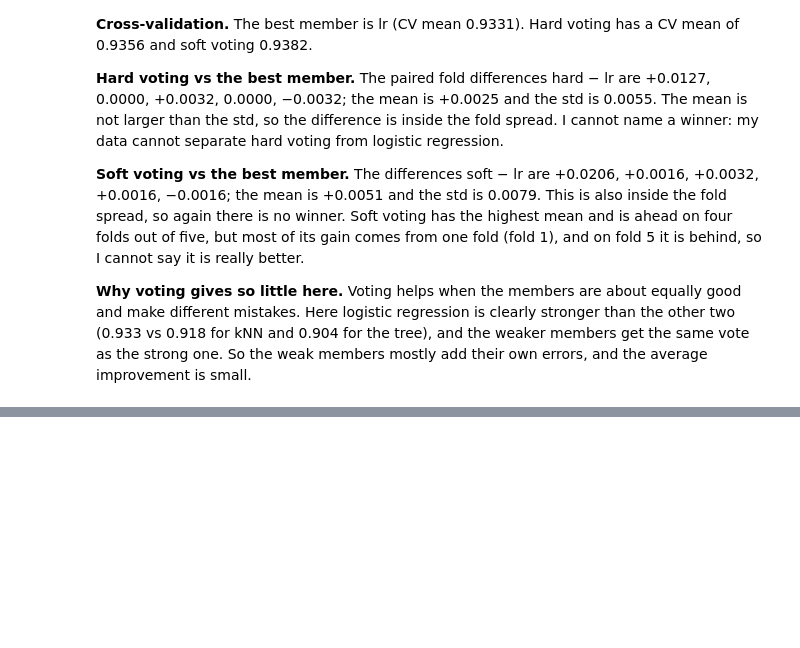
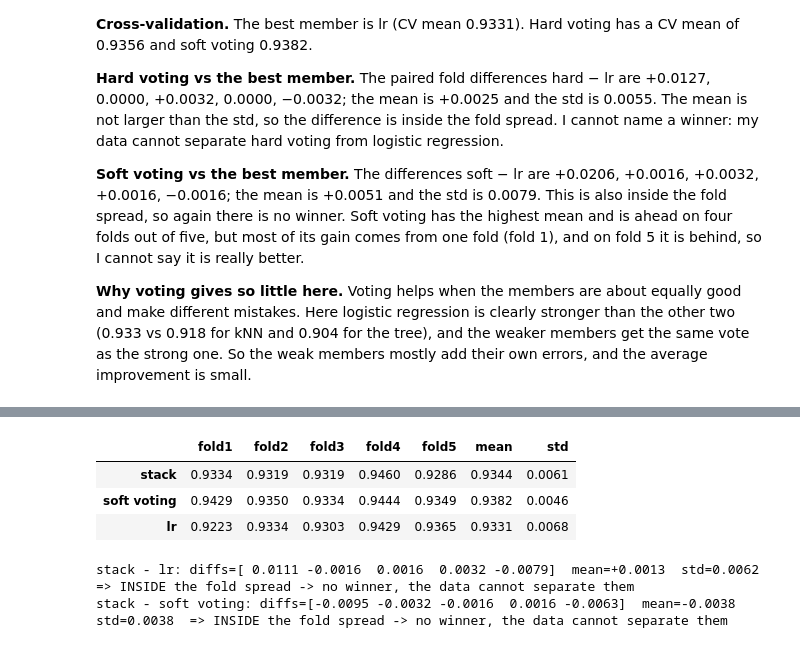
Before and after one commit to ShakenbaevD/SHAKENBAYEV_ML_task_4, a Jupyter notebook: shakenbayev_task4.ipynb, the cells around one changed output, grey strips where cells are left out. Cells and saved outputs as stored; diff of their text form; code cells hidden in the pictures; blank space fills up the shorter version.

Commit message:
Part 4: stacking

```diff
--- a/shakenbayev_task4.ipynb
+++ b/shakenbayev_task4.ipynb
@@ -376,0 +419,15 @@ soft voting - lr: diffs=[ 0.0206  0.0016  0.0032  0.0016 -0.0016]  mean=+0.0051
+# %%
+cv_stack = {"stack": cross_validate(StackingClassifier(members, LogisticRegression(), cv=cv),
+                                    X_train, y_train, cv=cv, scoring="accuracy")["test_score"],
+            "soft voting": cv_vote["soft voting"],
+            best_member: cv_vote[best_member]}
+display(cv_table(cv_stack))
+d_stack_best = show_paired("stack", best_member, cv_stack["stack"], cv_stack[best_member])
+d_stack_soft = show_paired("stack", "soft voting", cv_stack["stack"], cv_stack["soft voting"])
+# %% [output]
+|  | fold1 | fold2 | fold3 | fold4 | fold5 | mean | std |
+| stack | 0.9334 | 0.9319 | 0.9319 | 0.9460 | 0.9286 | 0.9344 | 0.0061 |
+| soft voting | 0.9429 | 0.9350 | 0.9334 | 0.9444 | 0.9349 | 0.9382 | 0.0046 |
+| lr | 0.9223 | 0.9334 | 0.9303 | 0.9429 | 0.9365 | 0.9331 | 0.0068 |
+stack - lr: diffs=[ 0.0111 -0.0016  0.0016  0.0032 -0.0079]  mean=+0.0013  std=0.0062  => INSIDE the fold spread -> no winner, the data cannot separate them
+stack - soft voting: diffs=[-0.0095 -0.0032 -0.0016  0.0016 -0.0063]  mean=-0.0038  std=0.0038  => INSIDE the fold spread -> no winner, the data cannot separate them
```
Also changed, not shown: parts of 4 cells of this notebook.
